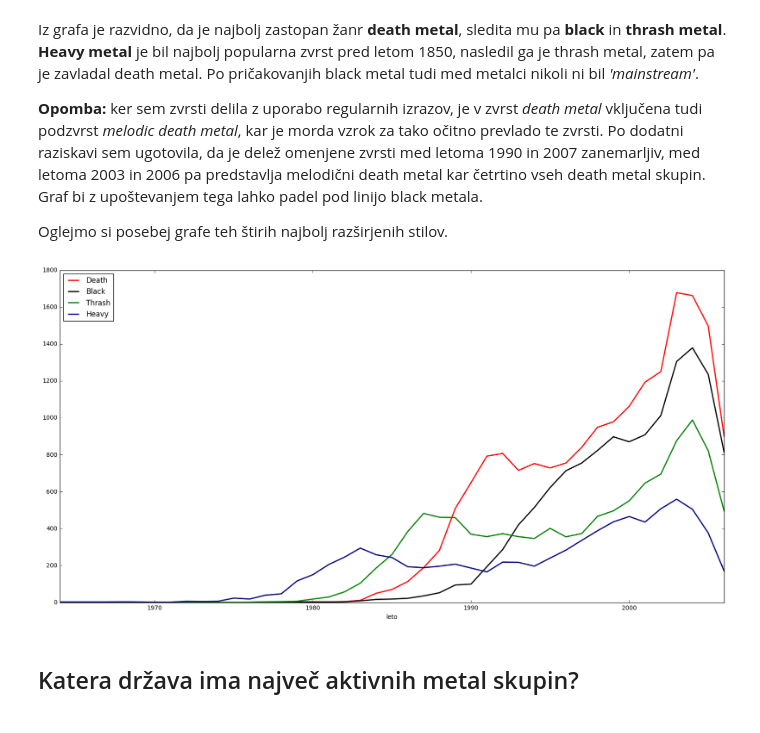
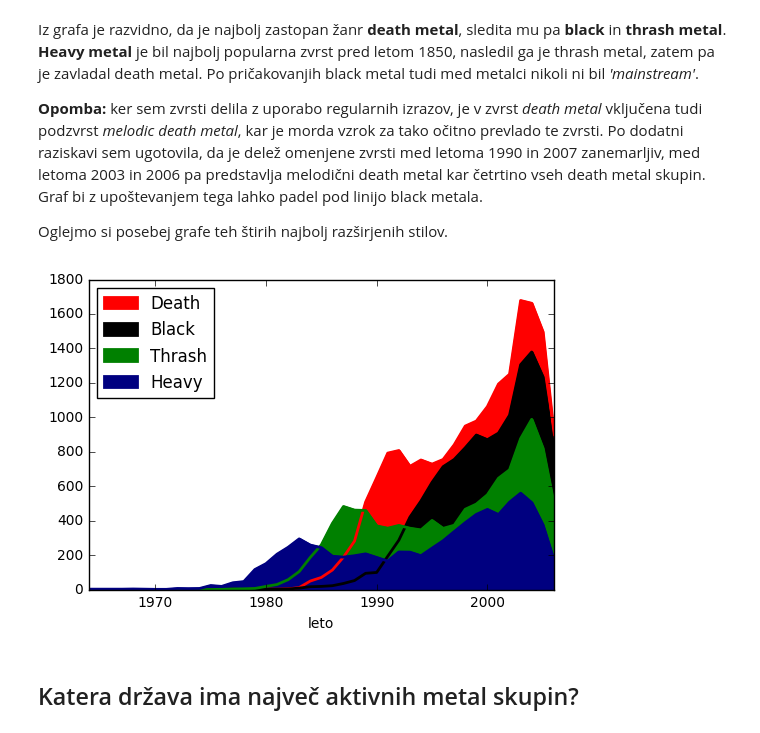
Before and after one commit to h3ll-o-w0rld/Projekt-za-PROG1, a Jupyter notebook: Projekt.ipynb, the cells around one changed output. Drawn from its saved outputs; the diff is of its cells as text; code cells hidden in the pictures.

```diff
--- a/Projekt.ipynb
+++ b/Projekt.ipynb
@@ -87,9 +107,9 @@ Oglejmo si posebej grafe teh štirih najbolj razširjenih stilov.
 # %%
 stiri_zvrsti_barve = [('Death', 'red'), ('Black', 'black'), ('Thrash', 'green'), ('Heavy', 'navy')]
 for zvrst, barva in stiri_zvrsti_barve:
-    omejene_vsote[zvrst].plot(kind='line', legend=True, figsize=(20, 10), linewidth=2.0, color=barva)
+    omejene_vsote[zvrst].plot(kind='area', legend=True, linewidth=2.0, color=barva)
 # %% [output]
-[figure, old version]
+[figure, new version]
 # %% [markdown]
 ## Katera država ima največ aktivnih metal skupin?
 # %%
```
Also changed, not shown: parts of 4 cells of this notebook, 1 other file.
